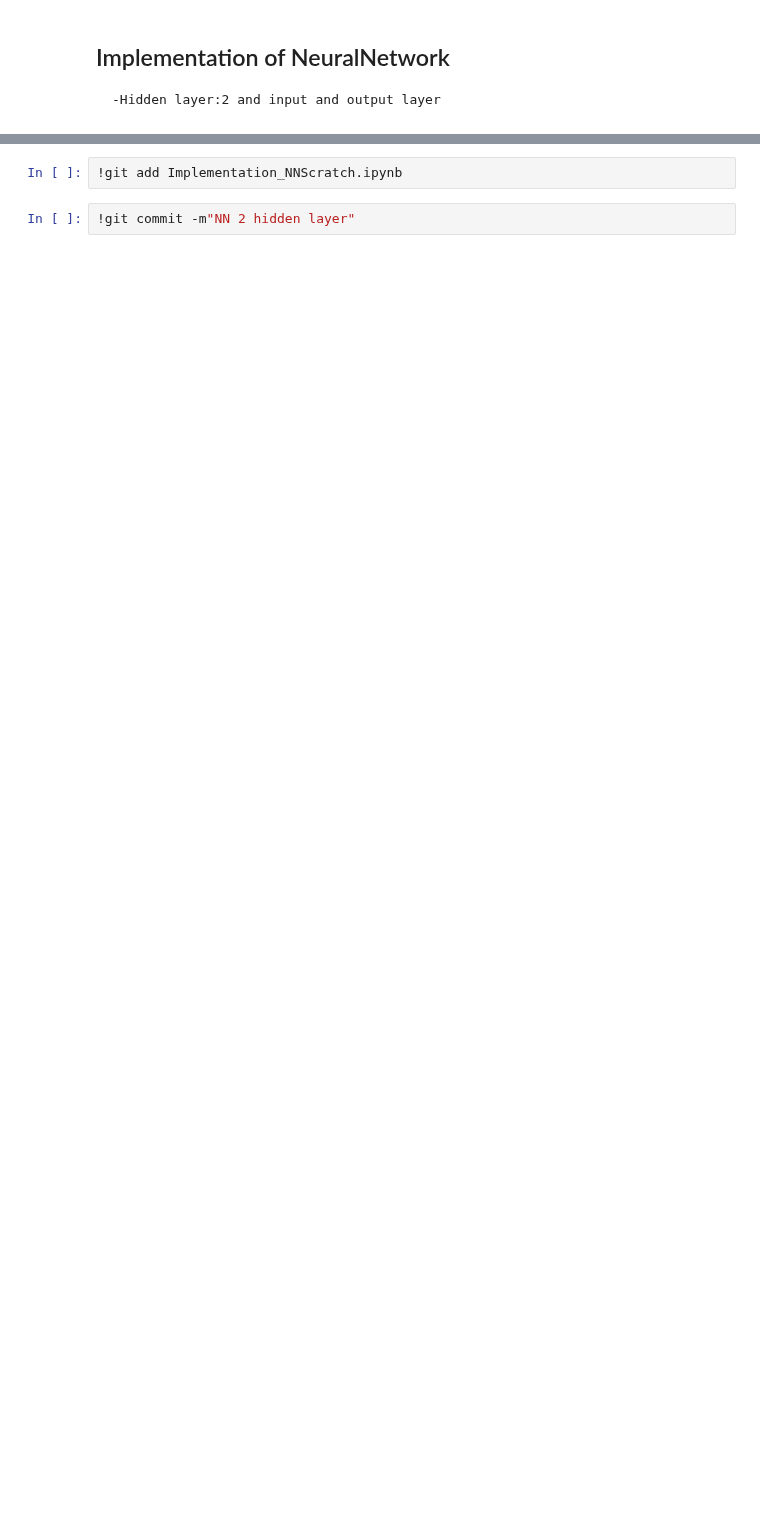
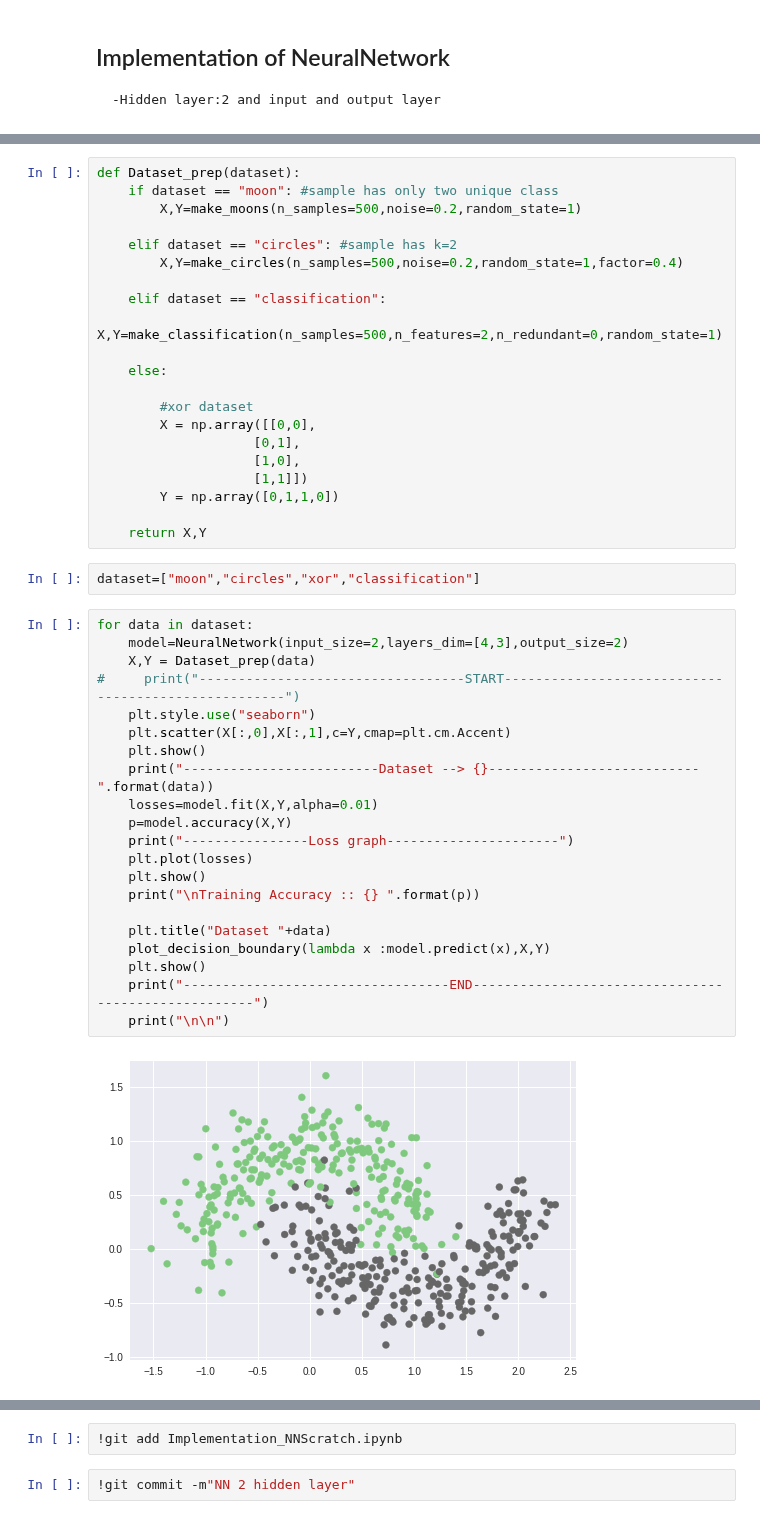
Before and after one commit to ipuneetgupta/Deep-Learning, a Jupyter notebook: Deep_Neural_Network/Implementation_NNScratch.ipynb, the cells around one changed output, grey strips where cells are left out. Cells and saved outputs as stored; diff of their text form; blank space fills up the shorter version.

Commit message:
NN 2 hidden layer

```diff
--- a/Deep_Neural_Network/Implementation_NNScratch.ipynb
+++ b/Deep_Neural_Network/Implementation_NNScratch.ipynb
@@ -139,0 +152,46 @@ NeuralNetwork(4,np.array([4,3,4]),3).softmax
+# %%
+def Dataset_prep(dataset):
+    if dataset == "moon": #sample has only two unique class
+        X,Y=make_moons(n_samples=500,noise=0.2,random_state=1)
+
+    elif dataset == "circles": #sample has k=2
+        X,Y=make_circles(n_samples=500,noise=0.2,random_state=1,factor=0.4)
+
+    elif dataset == "classification":
+        X,Y=make_classification(n_samples=500,n_features=2,n_redundant=0,random_state=1)
+
+    else:
+
+        #xor dataset
+        X = np.array([[0,0],
+                    [0,1],
+                    [1,0],
+                    [1,1]])
+        Y = np.array([0,1,1,0])
+
+    return X,Y
+# %%
+dataset=["moon","circles","xor","classification"]
+# %%
+for data in dataset:
+    model=NeuralNetwork(input_size=2,layers_dim=[4,3],output_size=2)
+    X,Y = Dataset_prep(data)
+#     print("----------------------------------START----------------------------------------------------")
+    plt.style.use("seaborn")
+    plt.scatter(X[:,0],X[:,1],c=Y,cmap=plt.cm.Accent)
+    plt.show()
+    print("-------------------------Dataset --> {}--------------------------- ".format(data))
+    losses=model.fit(X,Y,alpha=0.01)
+    p=model.accuracy(X,Y)
+    print("----------------Loss graph----------------------")
+    plt.plot(losses)
+    plt.show()
+    print("\nTraining Accuracy :: {} ".format(p))
+
+    plt.title("Dataset "+data)
+    plot_decision_boundary(lambda x :model.predict(x),X,Y)
+    plt.show()
+    print("----------------------------------END----------------------------------------------------")
+    print("\n\n")
+# %% [output]
+[figure, added]
```
Also changed, not shown: parts of 7 cells of this notebook.
